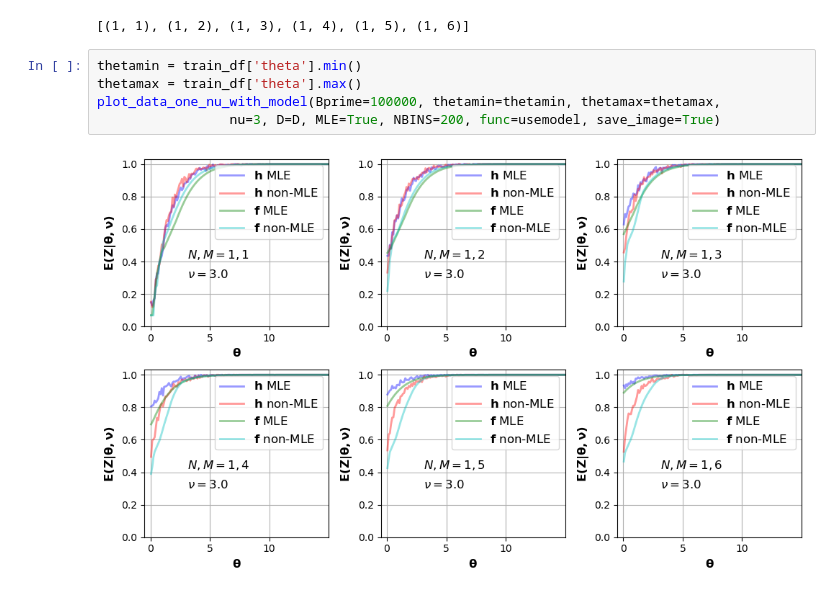
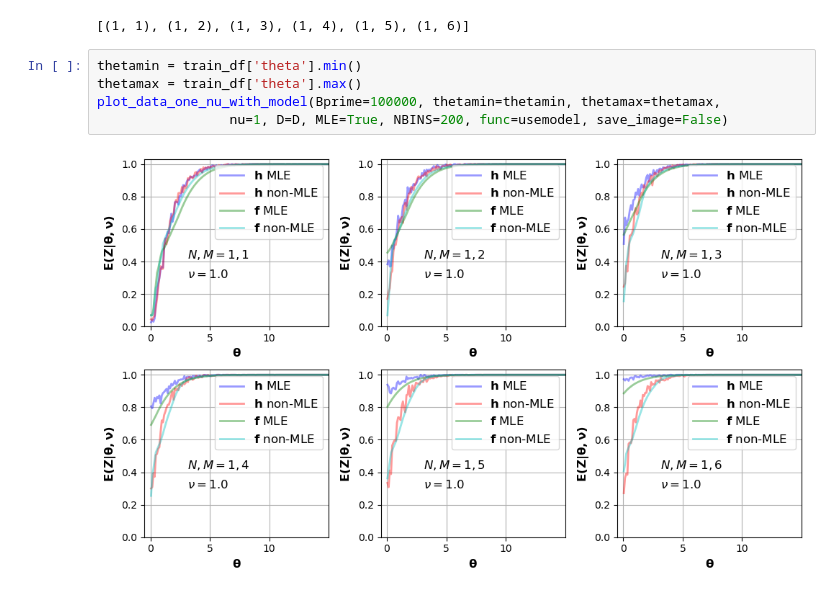
Before and after one commit to AliAlkadhim/LFI_HEP, a Jupyter notebook: Nov.ipynb, the cells around one changed output. Saved outputs shown, nothing was run; the diff lists cells and outputs as text.

```diff
--- a/Nov.ipynb
+++ b/Nov.ipynb
@@ -1797,7 +1797,7 @@ D
 # %%
 thetamin = train_df['theta'].min()
 thetamax = train_df['theta'].max()
 plot_data_one_nu_with_model(Bprime=100000, thetamin=thetamin, thetamax=thetamax,
-                 nu=3, D=D, MLE=True, NBINS=200, func=usemodel, save_image=True)
+                 nu=1, D=D, MLE=True, NBINS=200, func=usemodel, save_image=False)
 # %% [output]
-[figure, old version]
+[figure, new version]
```
Also changed, not shown: parts of 1 cell of this notebook.
